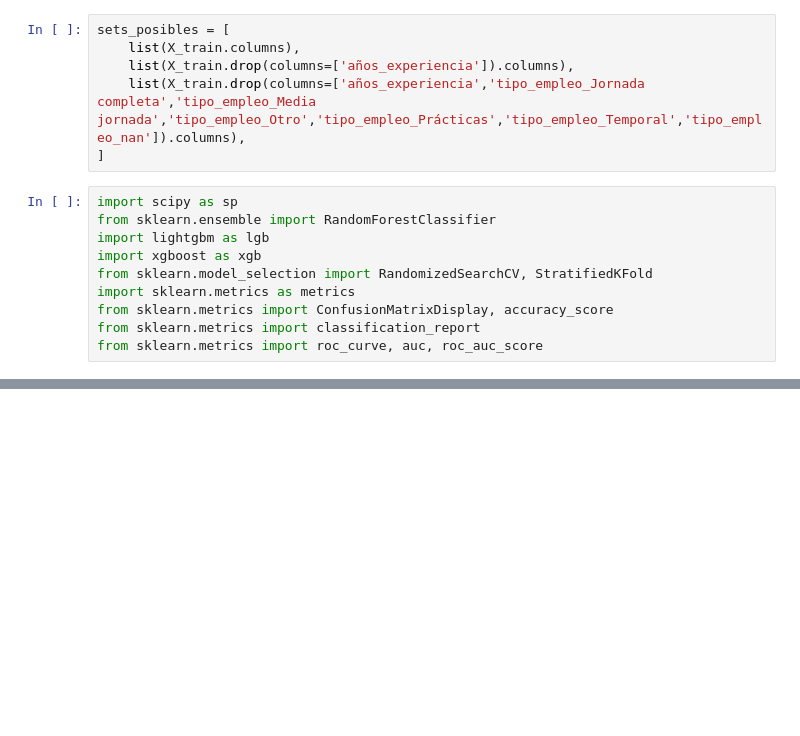
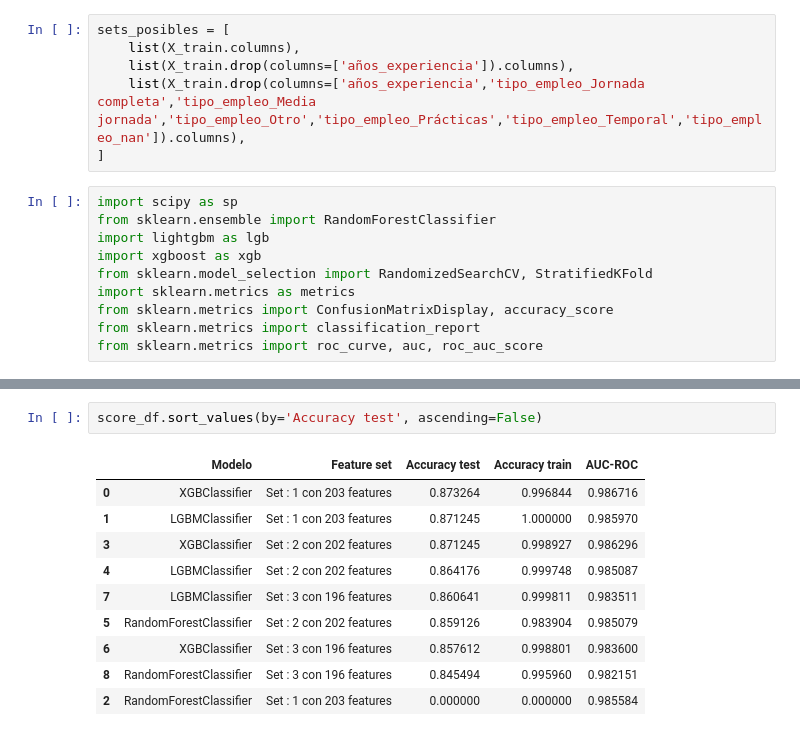
Before and after one commit to Ivan-0612/TFM_job_description_prediction, a Jupyter notebook: notebooks/06_salary_model.ipynb, the cells around one changed output, grey strips where cells are left out. Drawn from its saved outputs; the diff is of its cells as text; blank space fills up the shorter version.

```diff
--- a/notebooks/06_salary_model.ipynb
+++ b/notebooks/06_salary_model.ipynb
@@ -309,0 +367,13 @@ for i, features in enumerate(sets_posibles):
+# %%
+score_df.sort_values(by='Accuracy test', ascending=False)
+# %% [output]
+|  | Modelo | Feature set | Accuracy test | Accuracy train | AUC-ROC |
+| 0 | XGBClassifier | Set : 1 con 203 features | 0.873264 | 0.996844 | 0.986716 |
+| 1 | LGBMClassifier | Set : 1 con 203 features | 0.871245 | 1.000000 | 0.985970 |
+| 3 | XGBClassifier | Set : 2 con 202 features | 0.871245 | 0.998927 | 0.986296 |
+| 4 | LGBMClassifier | Set : 2 con 202 features | 0.864176 | 0.999748 | 0.985087 |
+| 7 | LGBMClassifier | Set : 3 con 196 features | 0.860641 | 0.999811 | 0.983511 |
+| 5 | RandomForestClassifier | Set : 2 con 202 features | 0.859126 | 0.983904 | 0.985079 |
+| 6 | XGBClassifier | Set : 3 con 196 features | 0.857612 | 0.998801 | 0.983600 |
+| 8 | RandomForestClassifier | Set : 3 con 196 features | 0.845494 | 0.995960 | 0.982151 |
+| 2 | RandomForestClassifier | Set : 1 con 203 features | 0.000000 | 0.000000 | 0.985584 |
```
Also changed, not shown: parts of 11 cells of this notebook, 8 other files.
